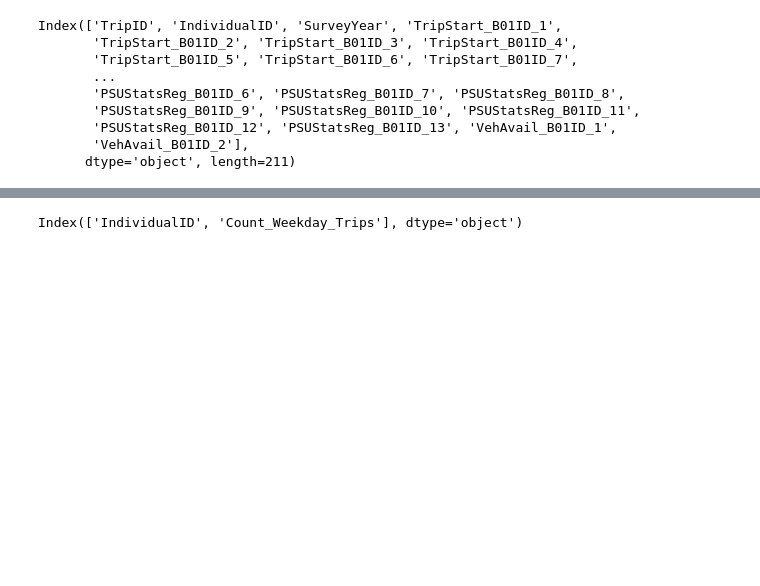
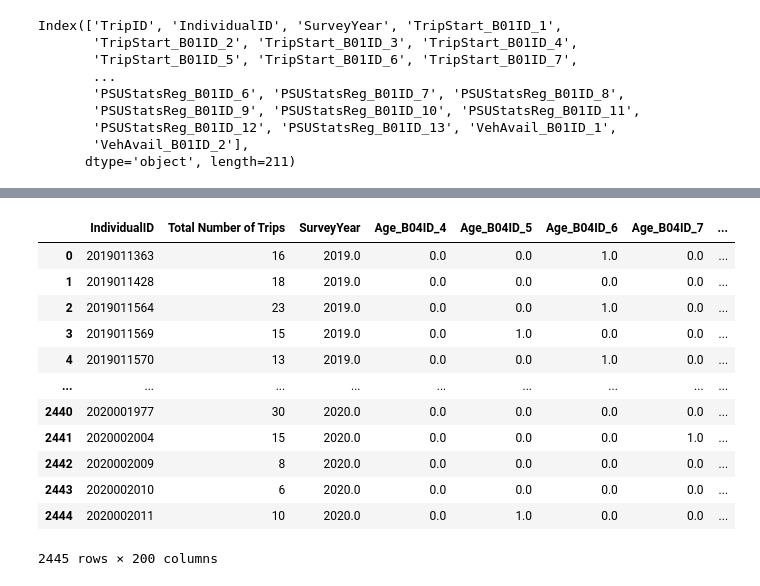
Before and after one commit to arashk1990/covid19mobility, a Jupyter notebook: survey.ipynb, the cells around one changed output, grey strips where cells are left out. Drawn from its saved outputs; the diff is of its cells as text; code cells hidden in the pictures; blank space fills up the shorter version.

Commit message:
survey year added

```diff
--- a/survey.ipynb
+++ b/survey.ipynb
@@ -466,7 +456,3 @@ Index(['IndividualID', 'Count_start_night', 'Count_start_evening',
-# %%
-mobility_sum_1.columns
-# %% [output]
-Index(['IndividualID', 'Count_Weekday_Trips'], dtype='object')
 # %%
 from functools import reduce
 dfs = [mobility_sum_1, mobility_sum_2, mobility_sum_3,\
@@ -480,6 +471,24 @@ socio = ind_gp.mean().iloc[:,111:210].reset_index()
 # %%
-NTS_dummy = pd.merge(socio,mobility,left_on='IndividualID',right_on='IndividualID',\
-                     how='inner')
+dfs = [individual_tab,socio, mobility]
+
+NTS_dummy = reduce(lambda  left,right: pd.merge(left,right,left_on='IndividualID',\
+                                          right_on='IndividualID',how='inner'),dfs)
+# %%
+NTS_dummy
+# %% [output]
+|  | IndividualID | Total Number of Trips | SurveyYear | Age_B04ID_4 | Age_B04ID_5 | Age_B04ID_6 | Age_B04ID_7 | ... |
+| 0 | 2019011363 | 16 | 2019.0 | 0.0 | 0.0 | 1.0 | 0.0 | ... |
+| 1 | 2019011428 | 18 | 2019.0 | 0.0 | 0.0 | 0.0 | 0.0 | ... |
+| 2 | 2019011564 | 23 | 2019.0 | 0.0 | 0.0 | 1.0 | 0.0 | ... |
+| 3 | 2019011569 | 15 | 2019.0 | 0.0 | 1.0 | 0.0 | 0.0 | ... |
+| 4 | 2019011570 | 13 | 2019.0 | 0.0 | 0.0 | 1.0 | 0.0 | ... |
+| ... | ... | ... | ... | ... | ... | ... | ... | ... |
+| 2440 | 2020001977 | 30 | 2020.0 | 0.0 | 0.0 | 0.0 | 0.0 | ... |
+| 2441 | 2020002004 | 15 | 2020.0 | 0.0 | 0.0 | 0.0 | 1.0 | ... |
+| 2442 | 2020002009 | 8 | 2020.0 | 0.0 | 0.0 | 0.0 | 0.0 | ... |
+| 2443 | 2020002010 | 6 | 2020.0 | 0.0 | 0.0 | 0.0 | 0.0 | ... |
+| 2444 | 2020002011 | 10 | 2020.0 | 0.0 | 1.0 | 0.0 | 0.0 | ... |
+2445 rows × 200 columns
 # %%
 NTS_dummy.to_csv('/content/drive/MyDrive/socio_pred/UKDA-5340-tab/NTS_dummy.csv',\
                  index=False)
```
Also changed, not shown: parts of 5 cells of this notebook.
